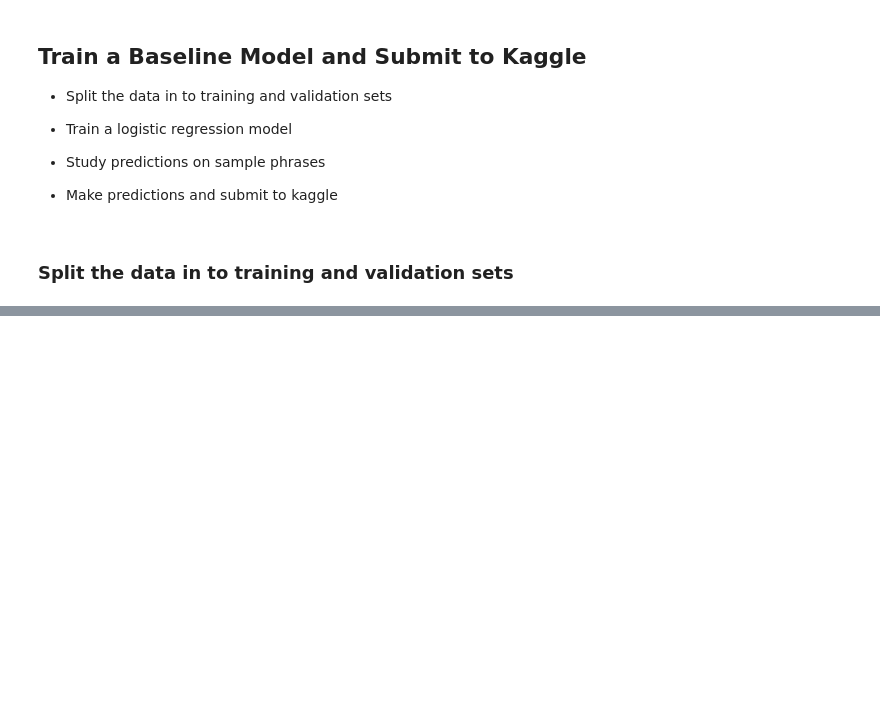
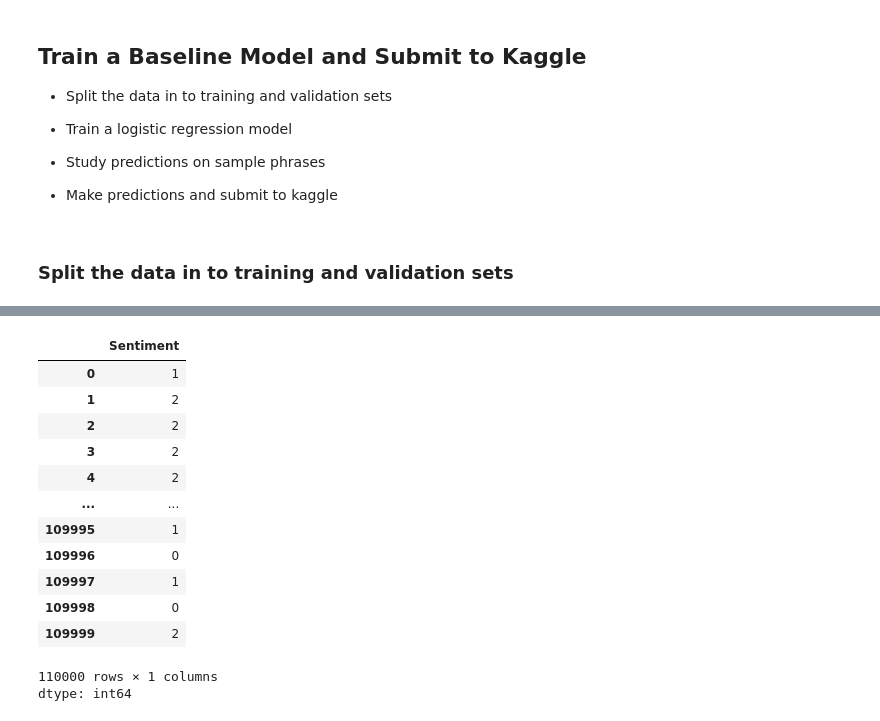
Before and after one commit to thugge254/Sentiment-Analysis-on-Movie-Reviews, a Jupyter notebook: Sentiment_Analysis_on_Movie_Reviews.ipynb, the cells around one changed output, grey strips where cells are left out. Cells and saved outputs as stored; diff of their text form; code cells hidden in the pictures; blank space fills up the shorter version.

```diff
--- a/Sentiment_Analysis_on_Movie_Reviews.ipynb
+++ b/Sentiment_Analysis_on_Movie_Reviews.ipynb
@@ -596,0 +620,5 @@ array([0., 0., 0., 0., 0., 0., 0., 0., 0., 0., 0., 0., 0., 0., 0., 0., 0.,
+# %%
+TRAIN_SIZE = 110_000
+# %%
+train_inputs = inputs[:TRAIN_SIZE]
+train_targets = raw_df.Sentiment[:TRAIN_SIZE]
@@ -596,0 +640,6 @@ array([0., 0., 0., 0., 0., 0., 0., 0., 0., 0., 0., 0., 0., 0., 0., 0., 0.,
+# %%
+
+model = LogisticRegression(max_iter=1000, solver='sag')
+# %%
+%%time
+model.fit(train_inputs, train_targets)
@@ -596,0 +650,17 @@ array([0., 0., 0., 0., 0., 0., 0., 0., 0., 0., 0., 0., 0., 0., 0., 0., 0.,
+# %%
+train_targets
+# %% [output]
+|  | Sentiment |
+| 0 | 1 |
+| 1 | 2 |
+| 2 | 2 |
+| 3 | 2 |
+| 4 | 2 |
+| ... | ... |
+| 109995 | 1 |
+| 109996 | 0 |
+| 109997 | 1 |
+| 109998 | 0 |
+| 109999 | 2 |
+110000 rows × 1 columns
+dtype: int64
```
Also changed, not shown: parts of 26 cells of this notebook.
